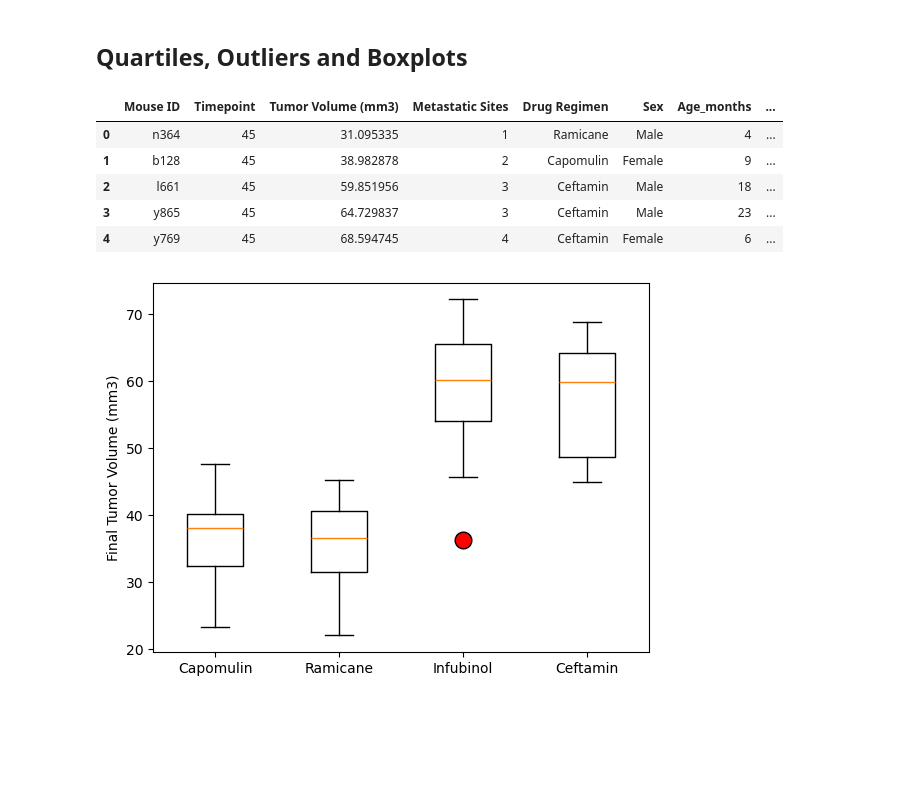
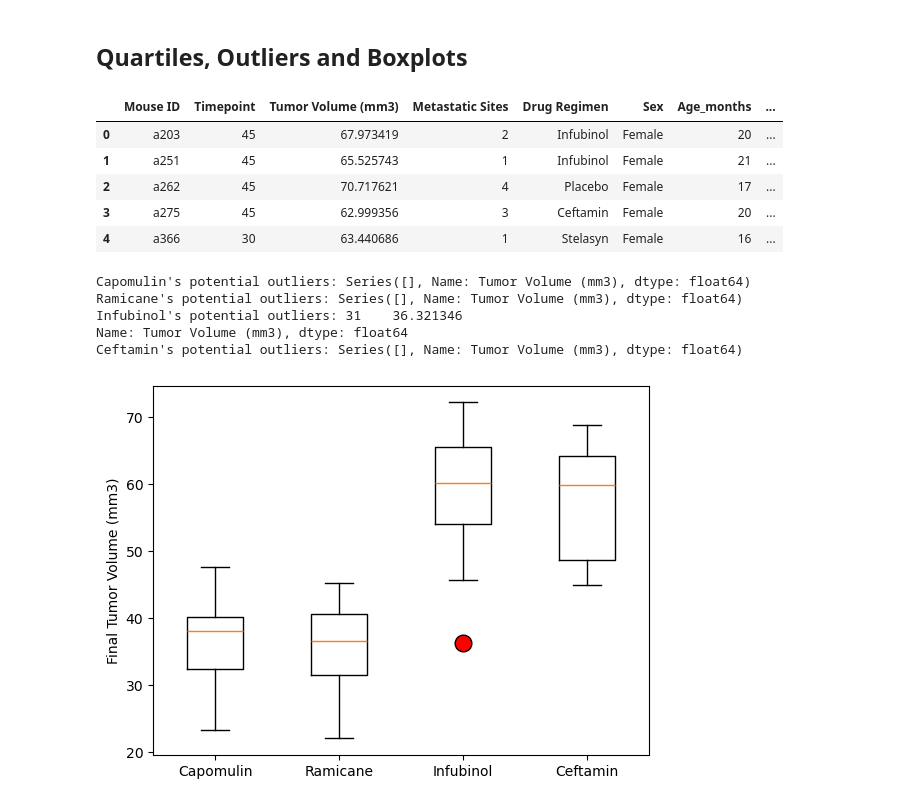
Before and after one commit to Kwessler93/Matplotlib-Challenge, a Jupyter notebook: pymaceuticals_starter.ipynb, the cells around one changed output. Saved outputs shown, nothing was run; the diff lists cells and outputs as text; code cells hidden in the pictures; blank space fills up the shorter version.

```diff
--- a/pymaceuticals_starter.ipynb
+++ b/pymaceuticals_starter.ipynb
@@ -197,21 +197,23 @@ plt.show()
 # %%
 # Calculate the final tumor volume of each mouse across four of the treatment regimens:
 # Capomulin, Ramicane, Infubinol, and Ceftamin
 
 # Start by getting the last (greatest) timepoint for each mouse
-Max_Timpoint = study_results_clean.groupby('Mouse ID')['Timepoint'].max()
-Max_Timpoint
+Max_Timpoint = study_results_clean.groupby("Mouse ID")["Timepoint"].max().reset_index()
+
+Max_Timpoint.rename(columns={"Timepoint": "Max_Timepoint"}, inplace=True)
+
 
 # Merge this group df with the original DataFrame to get the tumor volume at the last timepoint
-study_results_Max_Timepoint = pd.merge(study_results_clean, Max_Timpoint, how="right", on="Timepoint")
+study_results_Max_Timepoint = pd.merge(study_results_clean, Max_Timpoint, how="right", left_on=["Mouse ID", "Timepoint"], right_on=["Mouse ID", "Max_Timepoint"])
 study_results_Max_Timepoint.head()
 # %% [output]
 |  | Mouse ID | Timepoint | Tumor Volume (mm3) | Metastatic Sites | Drug Regimen | Sex | Age_months | ... |
-| 0 | n364 | 45 | 31.095335 | 1 | Ramicane | Male | 4 | ... |
-| 1 | b128 | 45 | 38.982878 | 2 | Capomulin | Female | 9 | ... |
-| 2 | l661 | 45 | 59.851956 | 3 | Ceftamin | Male | 18 | ... |
-| 3 | y865 | 45 | 64.729837 | 3 | Ceftamin | Male | 23 | ... |
-| 4 | y769 | 45 | 68.594745 | 4 | Ceftamin | Female | 6 | ... |
+| 0 | a203 | 45 | 67.973419 | 2 | Infubinol | Female | 20 | ... |
+| 1 | a251 | 45 | 65.525743 | 1 | Infubinol | Female | 21 | ... |
+| 2 | a262 | 45 | 70.717621 | 4 | Placebo | Female | 17 | ... |
+| 3 | a275 | 45 | 62.999356 | 3 | Ceftamin | Female | 20 | ... |
+| 4 | a366 | 30 | 63.440686 | 1 | Stelasyn | Female | 16 | ... |
 # %%
 # Put treatments into a list for for loop (and later for plot labels)
 Drug_Regimen = ["Capomulin", "Ramicane", "Infubinol", "Ceftamin"]
@@ -239,7 +241,15 @@ for drug in Drug_Regimen:
     upper_bound = upperq + (1.5*iqr)
     lower_bound = lowerq - (1.5*iqr)
 
-    outliers = Tumor_Volume_Data[(Tumor_Volume_Data < lower_bound) | (Tumor_Volume_Data > upper_bound)]
+    outliers_Tumor_Volume = Tumor_Volume_Data[(Tumor_Volume_Data < lower_bound) | (Tumor_Volume_Data > upper_bound)]
+
+    print(f"{drug}'s potential outliers: {outliers_Tumor_Volume}")
+# %% [output]
+Capomulin's potential outliers: Series([], Name: Tumor Volume (mm3), dtype: float64)
+Ramicane's potential outliers: Series([], Name: Tumor Volume (mm3), dtype: float64)
+Infubinol's potential outliers: 31    36.321346
+Name: Tumor Volume (mm3), dtype: float64
+Ceftamin's potential outliers: Series([], Name: Tumor Volume (mm3), dtype: float64)
 # %%
 # Generate a box plot that shows the distribution of the tumor volume for each treatment group.
 # %% [output]
```
